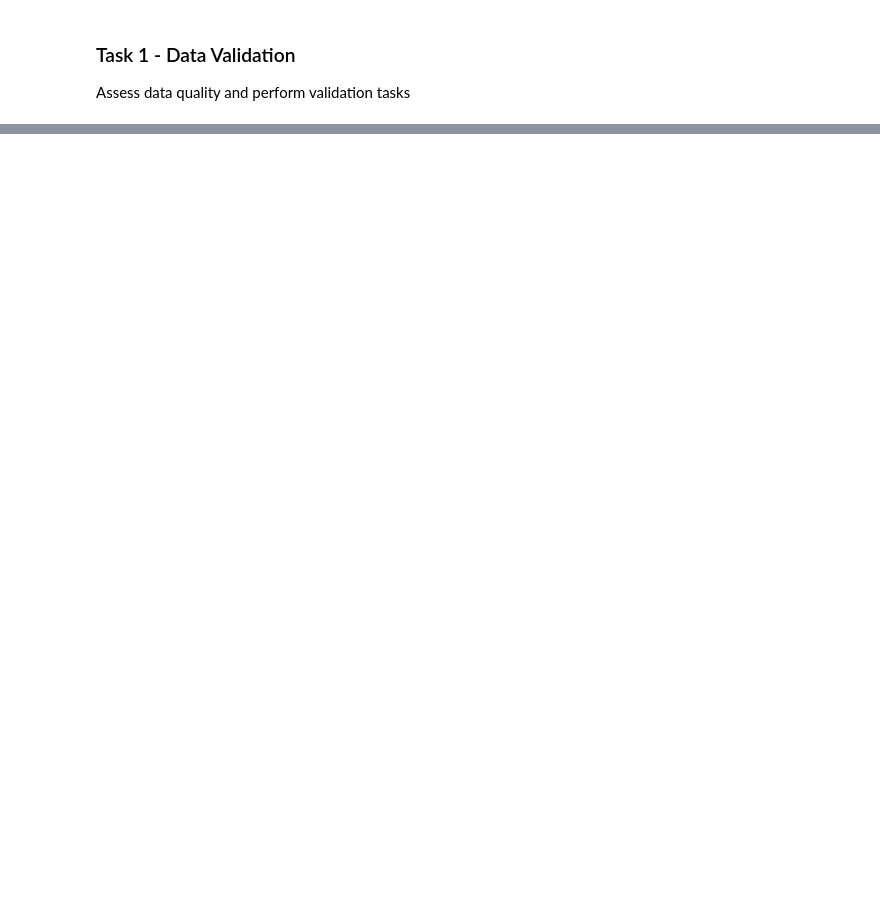
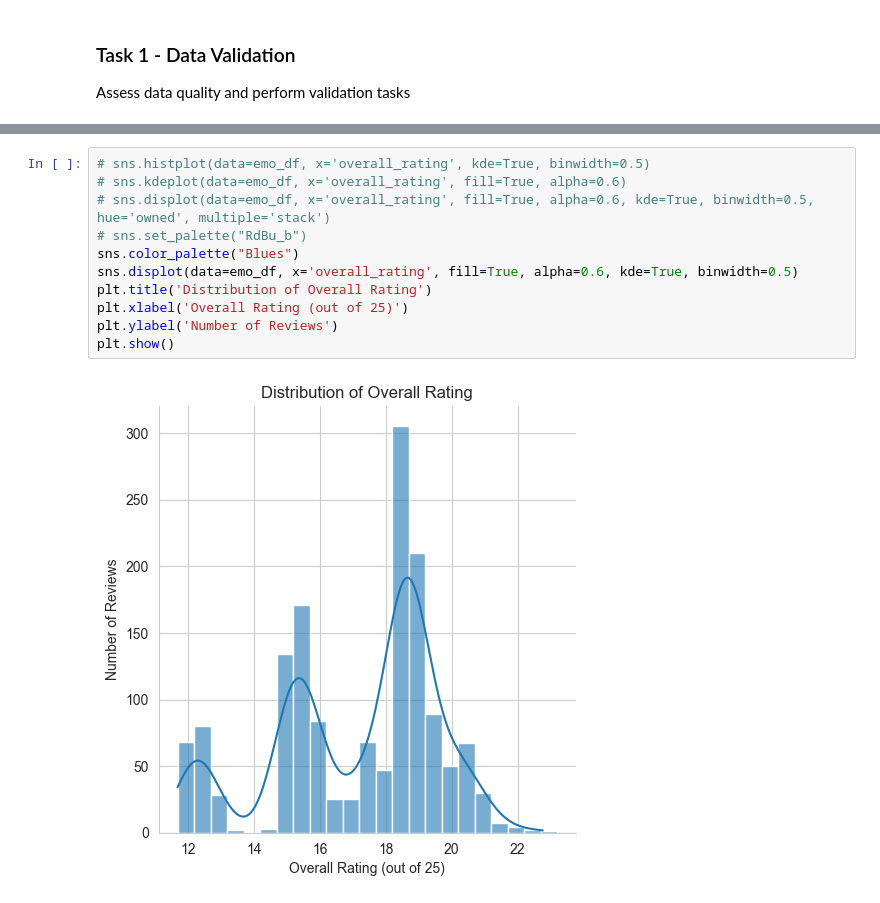
Before and after one commit to farvic/python-datascience, a Jupyter notebook: data_science_associate_exam/electric_mopeds_associate_exam.ipynb, the cells around one changed output, grey strips where cells are left out. Saved outputs shown, nothing was run; the diff lists cells and outputs as text; blank space fills up the shorter version.

```diff
--- a/data_science_associate_exam/electric_mopeds_associate_exam.ipynb
+++ b/data_science_associate_exam/electric_mopeds_associate_exam.ipynb
@@ -83,0 +114,13 @@ dtype: object
+# %%
+# sns.histplot(data=emo_df, x='overall_rating', kde=True, binwidth=0.5)
+# sns.kdeplot(data=emo_df, x='overall_rating', fill=True, alpha=0.6)
+# sns.displot(data=emo_df, x='overall_rating', fill=True, alpha=0.6, kde=True, binwidth=0.5, hue='owned', multiple='stack')
+# sns.set_palette("RdBu_b")
+sns.color_palette("Blues")
+sns.displot(data=emo_df, x='overall_rating', fill=True, alpha=0.6, kde=True, binwidth=0.5)
+plt.title('Distribution of Overall Rating')
+plt.xlabel('Overall Rating (out of 25)')
+plt.ylabel('Number of Reviews')
+plt.show()
+# %% [output]
+[figure, added]
```
Also changed, not shown: parts of 11 cells of this notebook, 1 other file.
